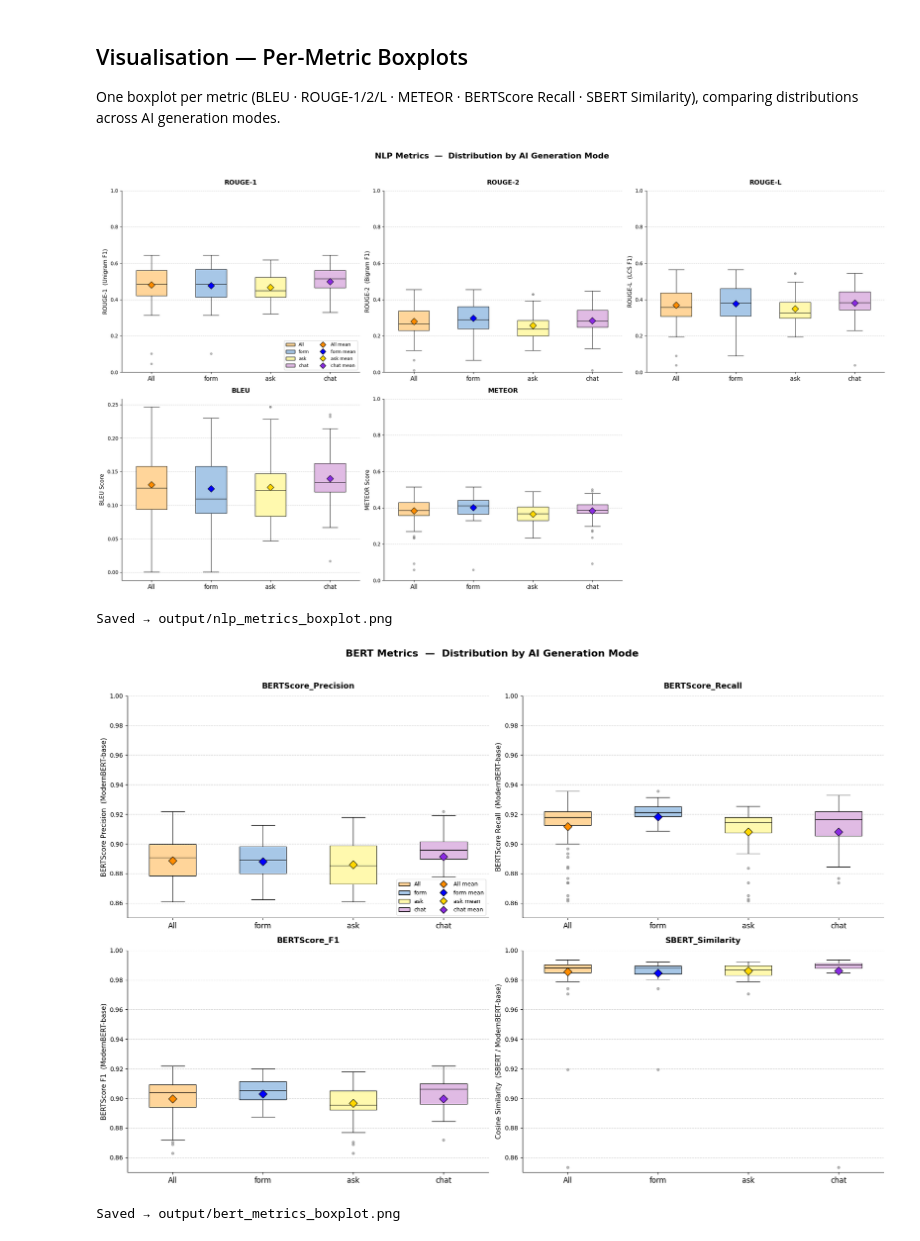
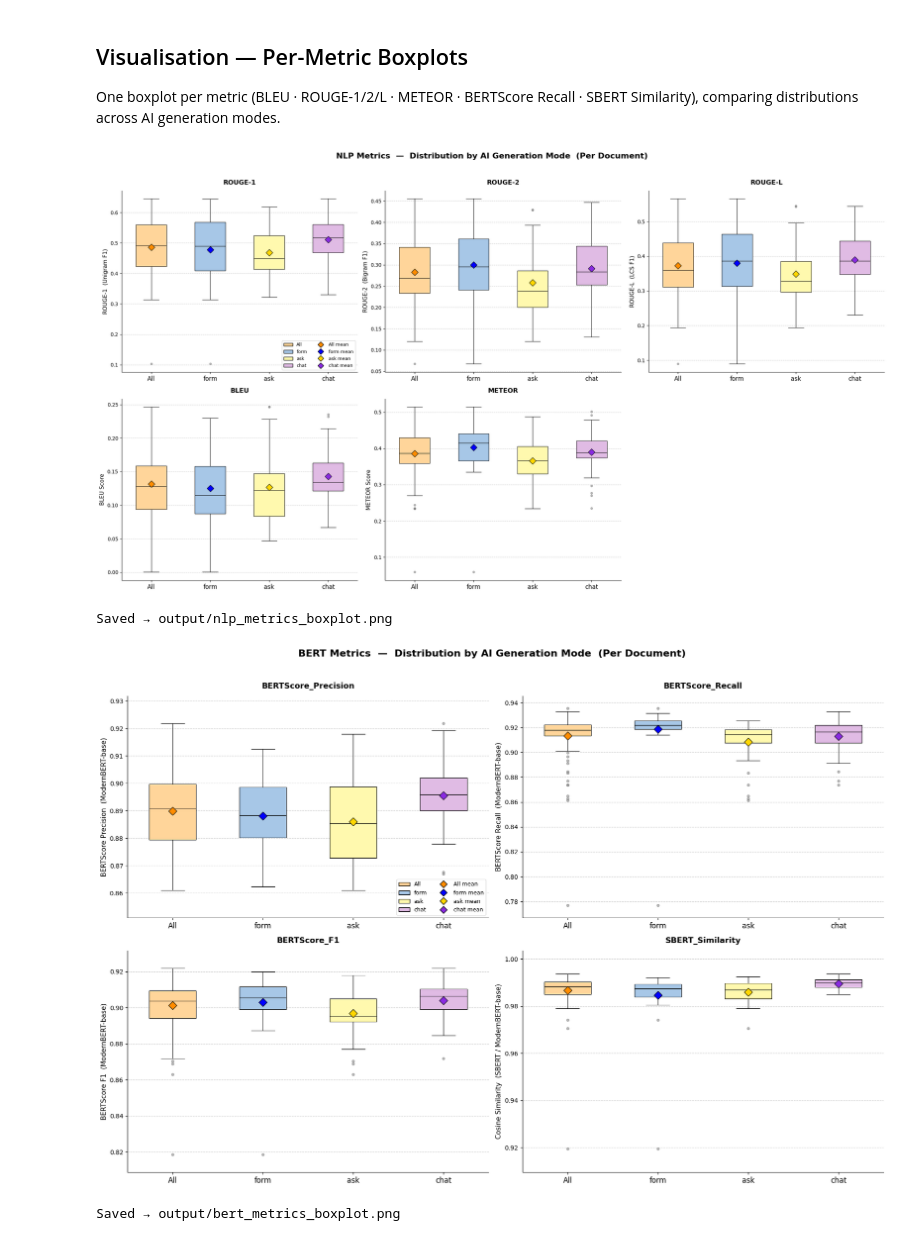
Before and after one commit to ganglem/ropagen-thesis, a Jupyter notebook: python/metrics/ROPAgen_METRICS.ipynb, the cells around one changed output. Saved outputs shown, nothing was run; the diff lists cells and outputs as text; code cells hidden in the pictures.

```diff
--- a/python/metrics/ROPAgen_METRICS.ipynb
+++ b/python/metrics/ROPAgen_METRICS.ipynb
@@ -544,8 +534,15 @@ def _draw_metric(ax, metric, ylabel, ylim, add_legend=False):
 
     ax.set_xticks(range(len(GROUPS)))
     ax.set_xticklabels(GROUPS, fontsize=12)
-    if ylim:
-        ax.set_ylim(*ylim)
+
+    # Dynamic y-axis limits based on actual data range
+    all_vals = np.concatenate([d for d in group_data if len(d) > 0])
+    if len(all_vals) > 0:
+        data_min, data_max = all_vals.min(), all_vals.max()
+        data_range = data_max - data_min
+        padding = max(data_range * 0.05, 0.01)
+        ax.set_ylim(data_min - padding, data_max + padding)
+
     ax.set_ylabel(ylabel, fontsize=11)
     ax.set_title(metric, fontsize=13, fontweight="bold", pad=12)
     ax.yaxis.grid(True, linestyle="--", linewidth=0.8, alpha=0.6)
@@ -568,37 +565,37 @@ def _draw_metric(ax, metric, ylabel, ylim, add_legend=False):
 
 
 # ── PNG 1: NLP Metrics (BLEU · ROUGE-1/2/L · METEOR) — 2×3 grid ───────────────
 fig, axes = plt.subplots(2, 3, figsize=(22, 12))
 axes = axes.flatten()
 
 for i, (metric, ylabel, ylim) in enumerate(NLP_METRICS):
     _draw_metric(axes[i], metric, ylabel, ylim, add_legend=(i == 0))
 
 fig.delaxes(axes[5])  # remove 6th empty slot
 
-plt.suptitle("NLP Metrics  —  Distribution by AI Generation Mode", fontsize=16, fontweight="bold", y=1.02)
+plt.suptitle("NLP Metrics  —  Distribution by AI Generation Mode  (Per Document)", fontsize=16, fontweight="bold", y=1.02)
 plt.tight_layout()
 fname_nlp = f"{OUT}/nlp_metrics_boxplot.png"
 plt.savefig(fname_nlp, dpi=150, bbox_inches="tight")
 plt.show()
-print(f"Saved \u2192 {fname_nlp}")
+print(f"Saved → {fname_nlp}")
 
 
 # ── PNG 2: BERT Metrics (Precision · Recall · F1 · SBERT) — 2×2 grid ──────────
 fig, axes = plt.subplots(2, 2, figsize=(18, 12))
 axes = axes.flatten()
 
 for i, (metric, ylabel, ylim) in enumerate(BERT_METRICS):
     _draw_metric(axes[i], metric, ylabel, ylim, add_legend=(i == 0))
 
-plt.suptitle("BERT Metrics  —  Distribution by AI Generation Mode", fontsize=16, fontweight="bold", y=1.02)
+plt.suptitle("BERT Metrics  —  Distribution by AI Generation Mode  (Per Document)", fontsize=16, fontweight="bold", y=1.02)
 plt.tight_layout()
 fname_bert = f"{OUT}/bert_metrics_boxplot.png"
 plt.savefig(fname_bert, dpi=150, bbox_inches="tight")
 plt.show()
-print(f"Saved \u2192 {fname_bert}")
+print(f"Saved → {fname_bert}")
 # %% [output]
-[figure, old version]
+[figure, new version]
 Saved → output/nlp_metrics_boxplot.png
-[figure, old version]
+[figure, new version]
 Saved → output/bert_metrics_boxplot.png
```
Also changed, not shown: parts of 18 cells of this notebook, 14 other files.
